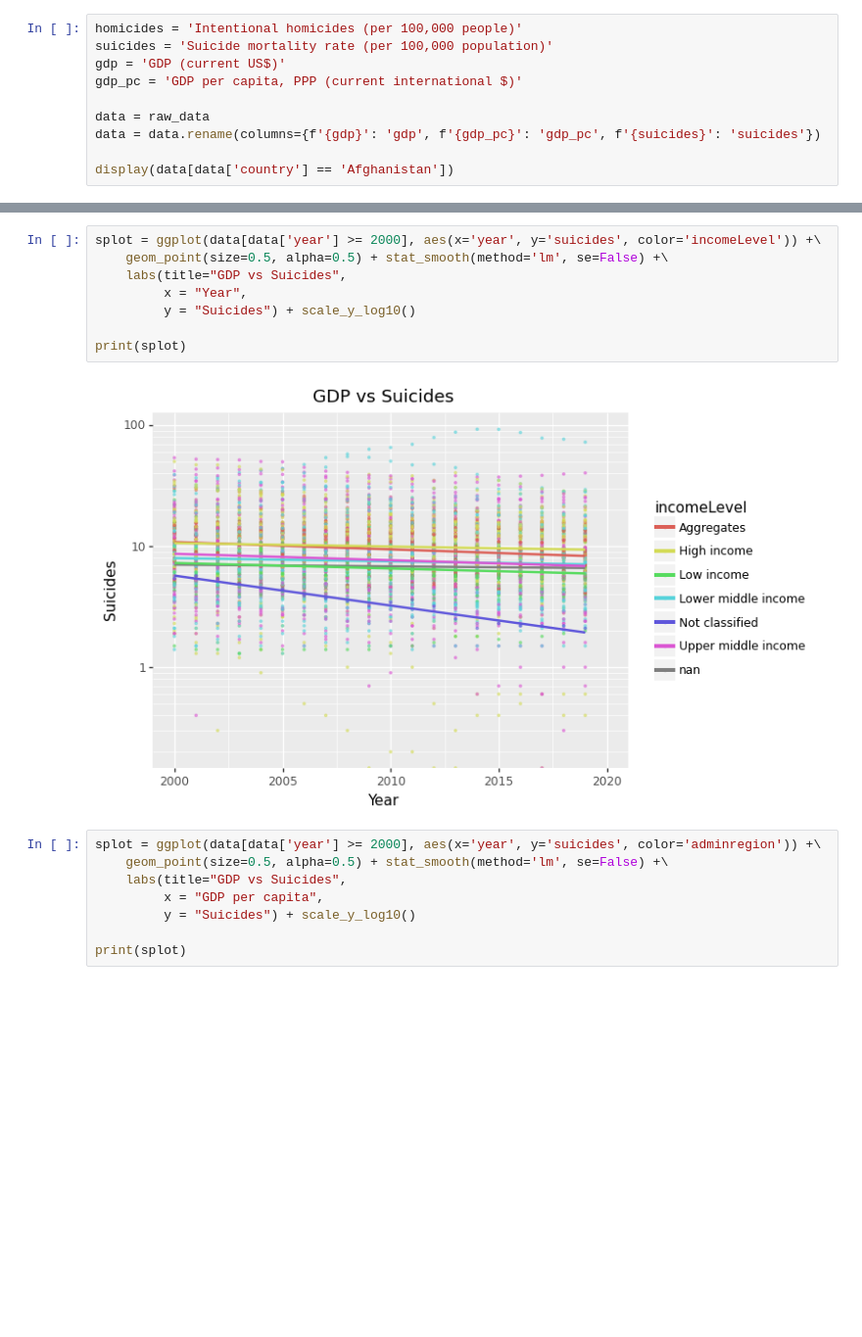
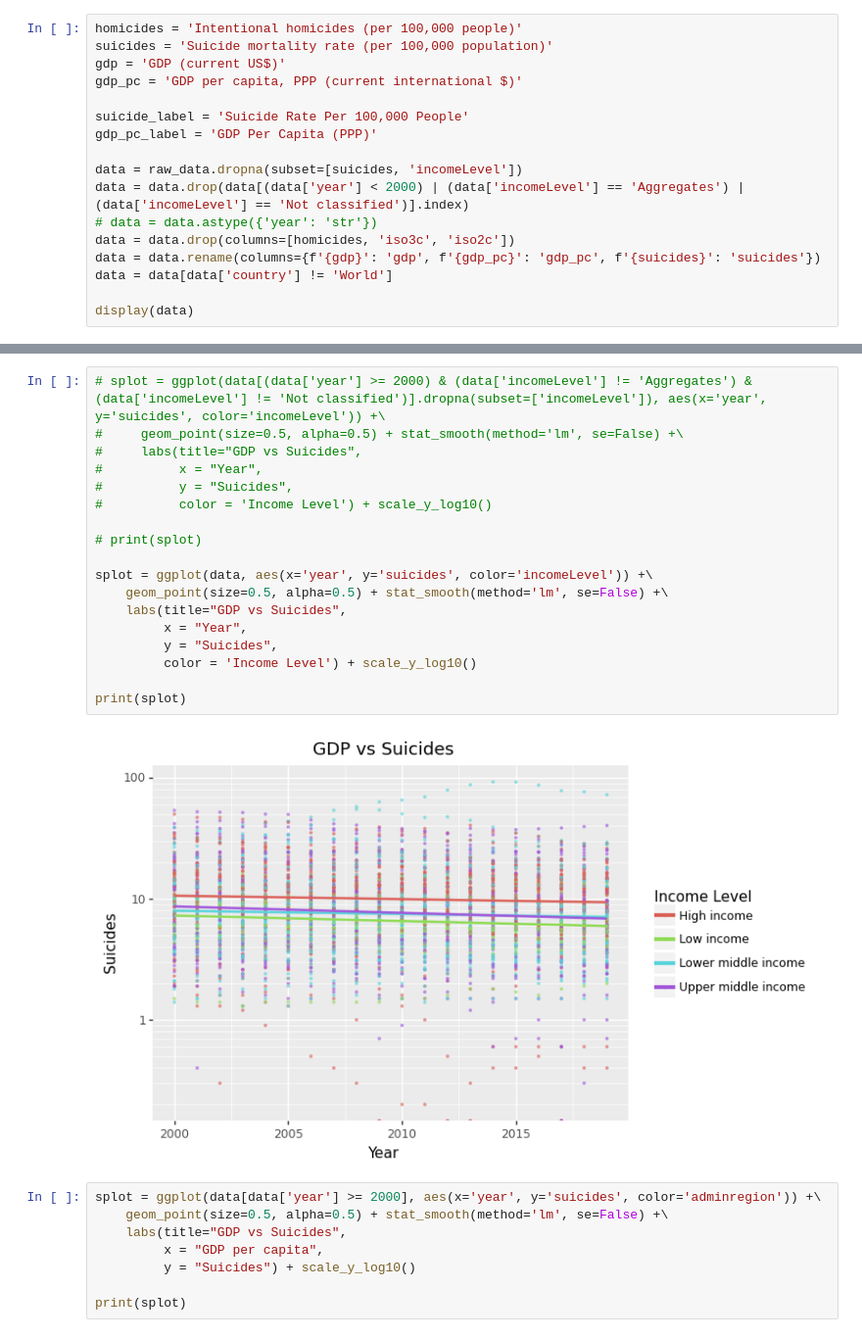
Before and after one commit to wadoodbutt/wadoodbutt.github.io, a Jupyter notebook: final_tutorial.ipynb, the cells around one changed output, grey strips where cells are left out. Shown at 98% size. Cells and saved outputs as stored; diff of their text form; blank space fills up the shorter version.

```diff
--- a/final_tutorial.ipynb
+++ b/final_tutorial.ipynb
@@ -23,8 +31,15 @@ suicides = 'Suicide mortality rate (per 100,000 population)'
 gdp = 'GDP (current US$)'
 gdp_pc = 'GDP per capita, PPP (current international $)'
 
-data = raw_data
+suicide_label = 'Suicide Rate Per 100,000 People'
+gdp_pc_label = 'GDP Per Capita (PPP)'
+
+data = raw_data.dropna(subset=[suicides, 'incomeLevel'])
+data = data.drop(data[(data['year'] < 2000) | (data['incomeLevel'] == 'Aggregates') | (data['incomeLevel'] == 'Not classified')].index)
+# data = data.astype({'year': 'str'})
+data = data.drop(columns=[homicides, 'iso3c', 'iso2c'])
 data = data.rename(columns={f'{gdp}': 'gdp', f'{gdp_pc}': 'gdp_pc', f'{suicides}': 'suicides'})
+data = data[data['country'] != 'World']
 
-display(data[data['country'] == 'Afghanistan'])
+display(data)
 # %% [output]
@@ -119,15 +155,25 @@ Covariance Type:            nonrobust
 Notes:
 [1] Standard Errors assume that the covariance matrix of the errors is correctly specified.
 # %%
-splot = ggplot(data[data['year'] >= 2000], aes(x='year', y='suicides', color='incomeLevel')) +\
+# splot = ggplot(data[(data['year'] >= 2000) & (data['incomeLevel'] != 'Aggregates') & (data['incomeLevel'] != 'Not classified')].dropna(subset=['incomeLevel']), aes(x='year', y='suicides', color='incomeLevel')) +\
+#     geom_point(size=0.5, alpha=0.5) + stat_smooth(method='lm', se=False) +\
+#     labs(title="GDP vs Suicides",
+#          x = "Year",
+#          y = "Suicides",
+#          color = 'Income Level') + scale_y_log10()
+
+# print(splot)
+
+splot = ggplot(data, aes(x='year', y='suicides', color='incomeLevel')) +\
     geom_point(size=0.5, alpha=0.5) + stat_smooth(method='lm', se=False) +\
     labs(title="GDP vs Suicides",
          x = "Year",
-         y = "Suicides") + scale_y_log10()
+         y = "Suicides",
+         color = 'Income Level') + scale_y_log10()
 
 print(splot)
 # %% [output]
-[figure, old version]
+[figure, new version]
 # %%
 splot = ggplot(data[data['year'] >= 2000], aes(x='year', y='suicides', color='adminregion')) +\
     geom_point(size=0.5, alpha=0.5) + stat_smooth(method='lm', se=False) +\
```
Also changed, not shown: parts of 7 cells of this notebook.
